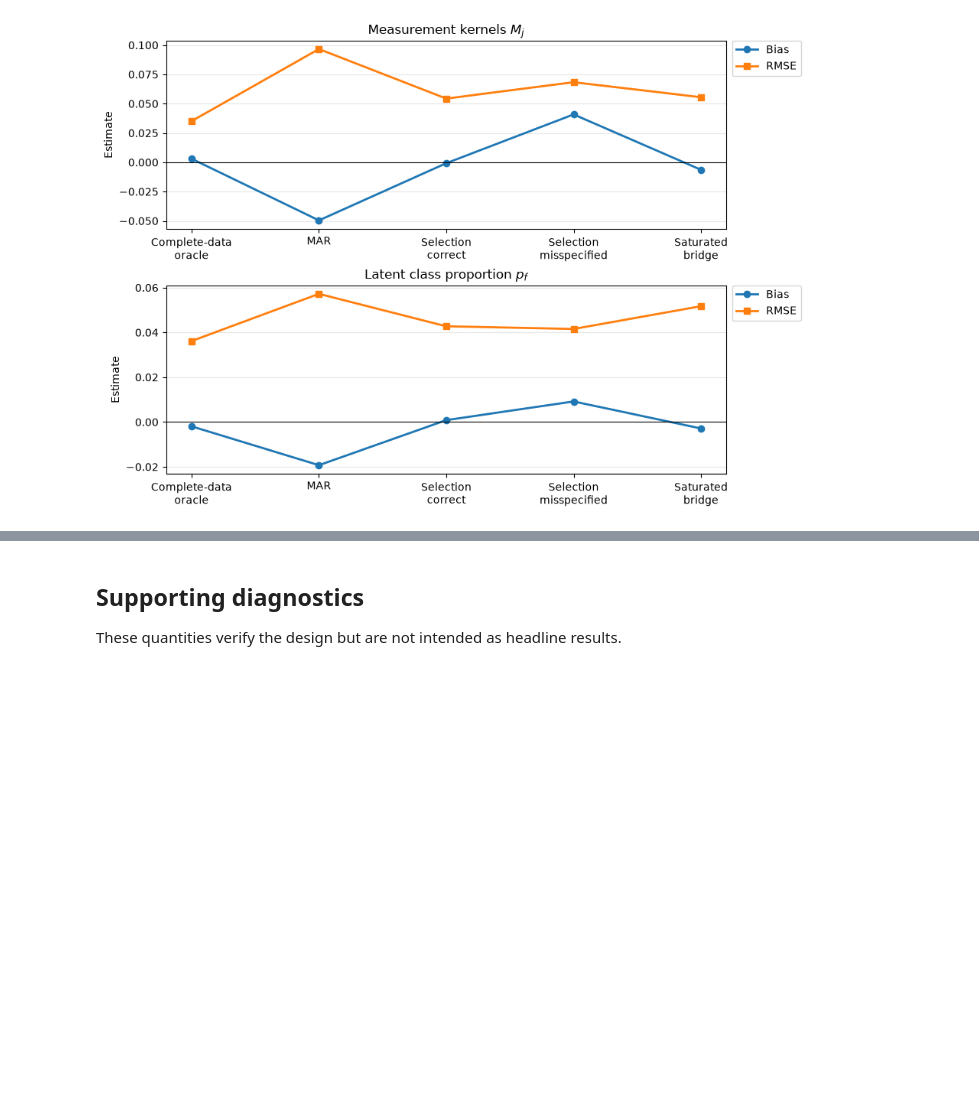
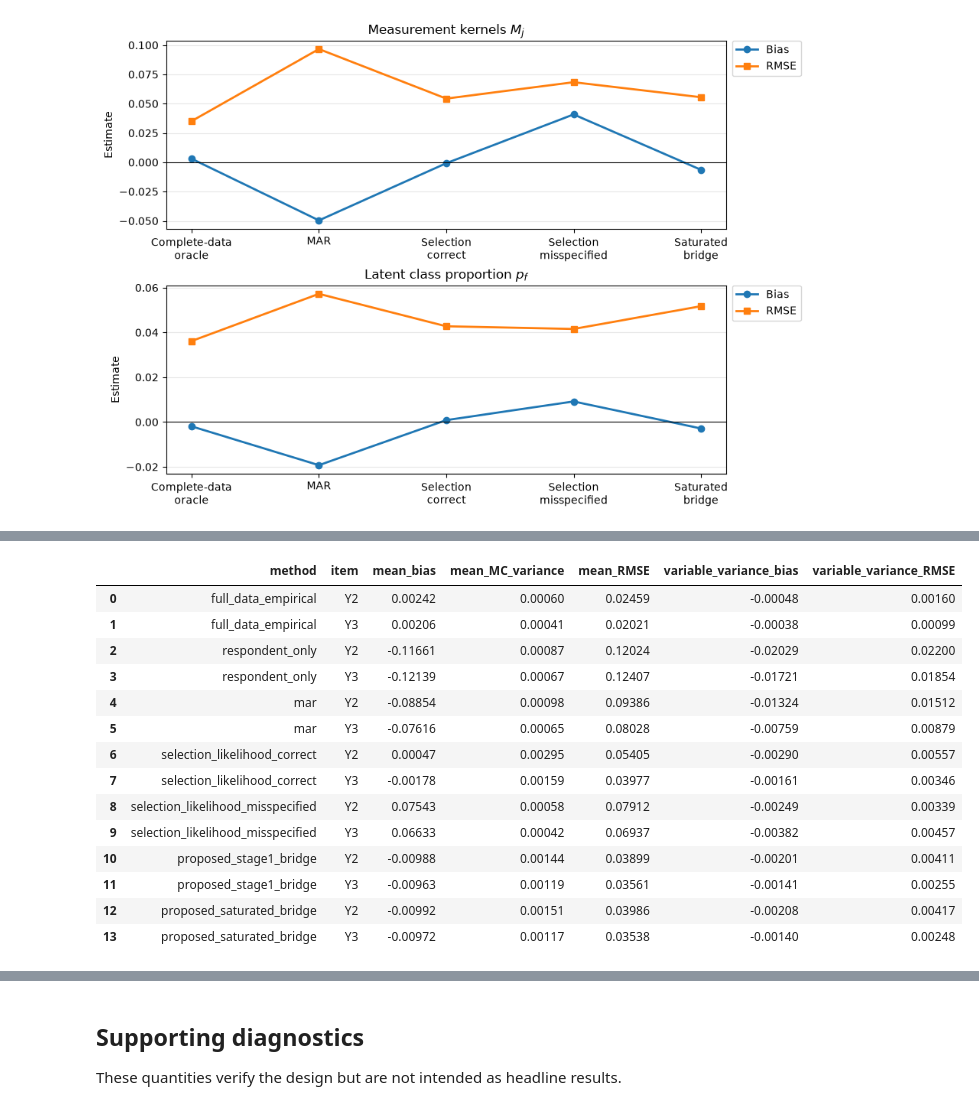
Before and after one commit to MHsamurai/missing-IV, a Jupyter notebook: simulation/allman_latent_mnar_simulation.ipynb, the cells around one changed output, grey strips where cells are left out. Cells and saved outputs as stored; diff of their text form; code cells hidden in the pictures; blank space fills up the shorter version.

```diff
--- a/simulation/allman_latent_mnar_simulation.ipynb
+++ b/simulation/allman_latent_mnar_simulation.ipynb
@@ -167,0 +174,27 @@ plt.show()
+# %%
+y_method_order = [
+    "full_data_empirical",
+    "respondent_only",
+    "mar",
+    "selection_likelihood_correct",
+    "selection_likelihood_misspecified",
+    "proposed_stage1_bridge",
+    "proposed_saturated_bridge",
+]
+y_summary.set_index(["method", "item"]).loc[y_method_order].reset_index().round(5)
+# %% [output]
+|  | method | item | mean_bias | mean_MC_variance | mean_RMSE | variable_variance_bias | variable_variance_RMSE |
+| 0 | full_data_empirical | Y2 | 0.00242 | 0.00060 | 0.02459 | -0.00048 | 0.00160 |
+| 1 | full_data_empirical | Y3 | 0.00206 | 0.00041 | 0.02021 | -0.00038 | 0.00099 |
+| 2 | respondent_only | Y2 | -0.11661 | 0.00087 | 0.12024 | -0.02029 | 0.02200 |
+| 3 | respondent_only | Y3 | -0.12139 | 0.00067 | 0.12407 | -0.01721 | 0.01854 |
+| 4 | mar | Y2 | -0.08854 | 0.00098 | 0.09386 | -0.01324 | 0.01512 |
+| 5 | mar | Y3 | -0.07616 | 0.00065 | 0.08028 | -0.00759 | 0.00879 |
+| 6 | selection_likelihood_correct | Y2 | 0.00047 | 0.00295 | 0.05405 | -0.00290 | 0.00557 |
+| 7 | selection_likelihood_correct | Y3 | -0.00178 | 0.00159 | 0.03977 | -0.00161 | 0.00346 |
+| 8 | selection_likelihood_misspecified | Y2 | 0.07543 | 0.00058 | 0.07912 | -0.00249 | 0.00339 |
+| 9 | selection_likelihood_misspecified | Y3 | 0.06633 | 0.00042 | 0.06937 | -0.00382 | 0.00457 |
+| 10 | proposed_stage1_bridge | Y2 | -0.00988 | 0.00144 | 0.03899 | -0.00201 | 0.00411 |
+| 11 | proposed_stage1_bridge | Y3 | -0.00963 | 0.00119 | 0.03561 | -0.00141 | 0.00255 |
+| 12 | proposed_saturated_bridge | Y2 | -0.00992 | 0.00151 | 0.03986 | -0.00208 | 0.00417 |
+| 13 | proposed_saturated_bridge | Y3 | -0.00972 | 0.00117 | 0.03538 | -0.00140 | 0.00248 |
```
Also changed, not shown: parts of 3 cells of this notebook, 8 other files.
